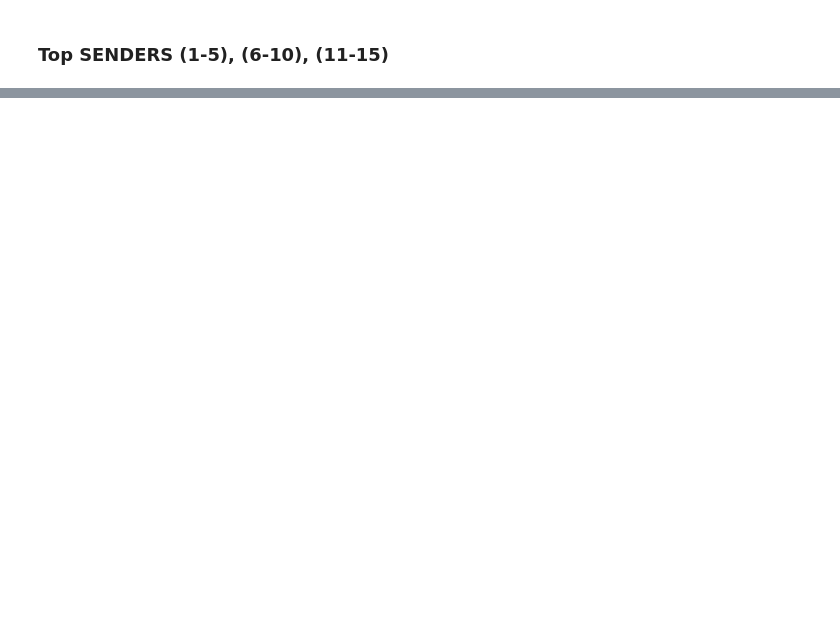
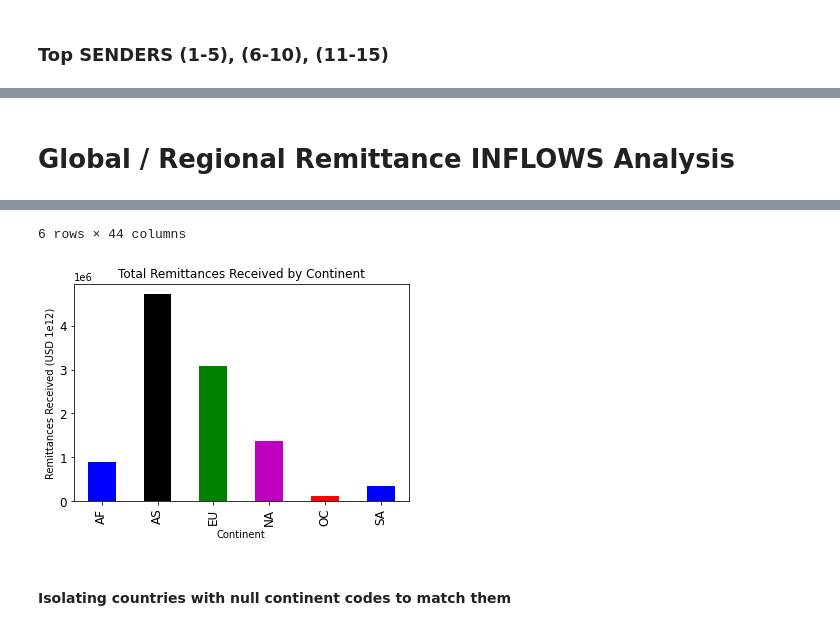
Before and after one commit to bukanif/CYPLAN255-1, a Jupyter notebook: notebooks_copy_2/Remittances2.ipynb, the cells around one changed output, grey strips where cells are left out. Cells and saved outputs as stored; diff of their text form; code cells hidden in the pictures; blank space fills up the shorter version.

```diff
--- a/notebooks_copy_2/Remittances2.ipynb
+++ b/notebooks_copy_2/Remittances2.ipynb
@@ -294,0 +244,6 @@ plt.close('all')
+# %%
+import geonamescache
+import ast
+gc = geonamescache.GeonamesCache()
+countries = pd.DataFrame(gc.get_countries()).T
+continents = pd.DataFrame(gc.get_continents()).T
@@ -294,0 +260,11 @@ plt.close('all')
+# %%
+continents = continents.rename(columns={'continentCode': 'continentcode'})
+# cleaning up column to merge on so it matches
+mapp = pd.merge(countries, continents, on='continentcode', how='left')
+# mapping countries onto continents dictionary
+mapp = mapp.rename(columns={'name_x': 'Inflow Country'})
+# renaming to match col in next merge
+mapp2 = mapp[['Inflow Country', 'continentcode', 'capital', 'population_x', 'currencycode', 'languages', 'geonameid']]
+# selecting data columns from mapp I want in order to map continent codes (& other data) onto WB dataset
+in_global = inrem0.merge(mapp2, on='Inflow Country', how='left')
+in_global
@@ -294,0 +285,7 @@ plt.close('all')
+# %% [markdown]
+# Global / Regional Remittance INFLOWS Analysis
+# %%
+foo = in_global.groupby('continentcode').sum()
+foo.total_rem.plot(kind='bar', title='Total Remittances Received by Continent', xlabel='Continent', ylabel='Remittances Received (USD 1e12)', fontsize=12, color=['b','k','g','m','r'])
+foo.sort_values('total_rem', ascending=False)
+# %% [output]
@@ -294,0 +300,4 @@ plt.close('all')
+6 rows × 44 columns
+[figure, added]
+# %% [markdown]
+#### Isolating countries with null continent codes to match them
```
Also changed, not shown: parts of 31 cells of this notebook.
